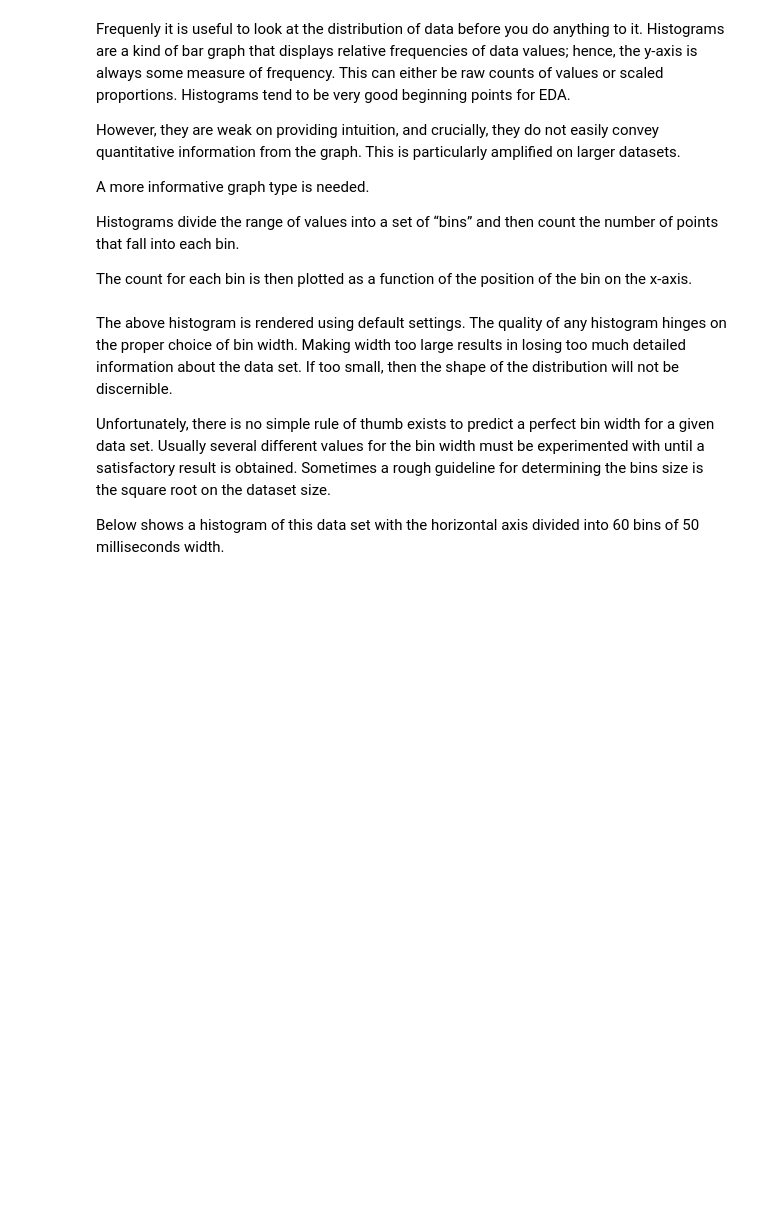
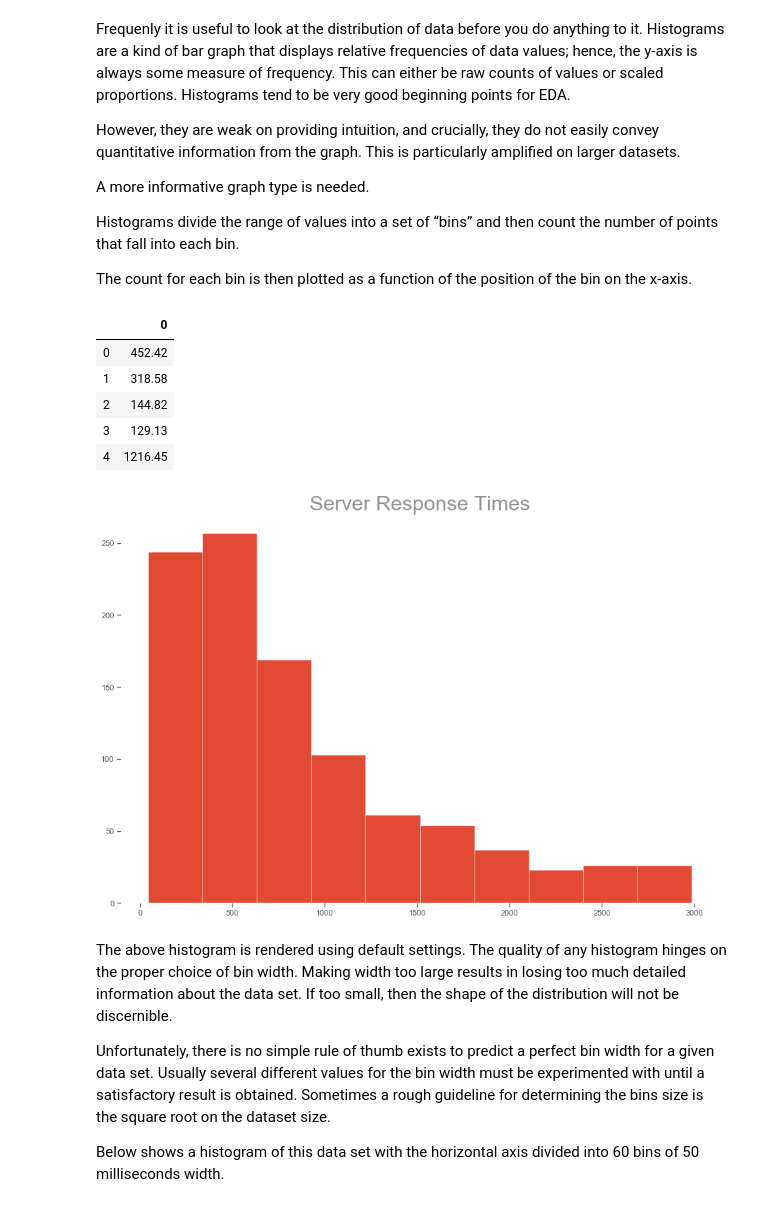
Before and after one commit to TOMMYWHY/158_755DataScience, a Jupyter notebook: 158755/Notebooks/Lecture 3 - Plotting.ipynb, the cells around one changed output. Saved outputs shown, nothing was run; the diff lists cells and outputs as text; code cells hidden in the pictures; blank space fills up the shorter version.

```diff
--- a/158755/Notebooks/Lecture 3 - Plotting.ipynb
+++ b/158755/Notebooks/Lecture 3 - Plotting.ipynb
@@ -305,6 +392,15 @@ The count for each bin is then plotted as a function of the position of the bin
 # %%
 server_data.hist()
 plt.title("Server Response Times", alpha=0.5)
+server_data.head()
+# %% [output]
+|  | 0 |
+| 0 | 452.42 |
+| 1 | 318.58 |
+| 2 | 144.82 |
+| 3 | 129.13 |
+| 4 | 1216.45 |
+[figure, added]
 # %% [markdown]
 The above histogram is rendered using default settings. The quality of any histogram hinges on the proper choice of bin width. Making width too large results in losing too much detailed information about the data set. If too small, then the shape of the distribution will not be discernible.
 
```
Also changed, not shown: parts of 50 cells of this notebook, 2 other files.
